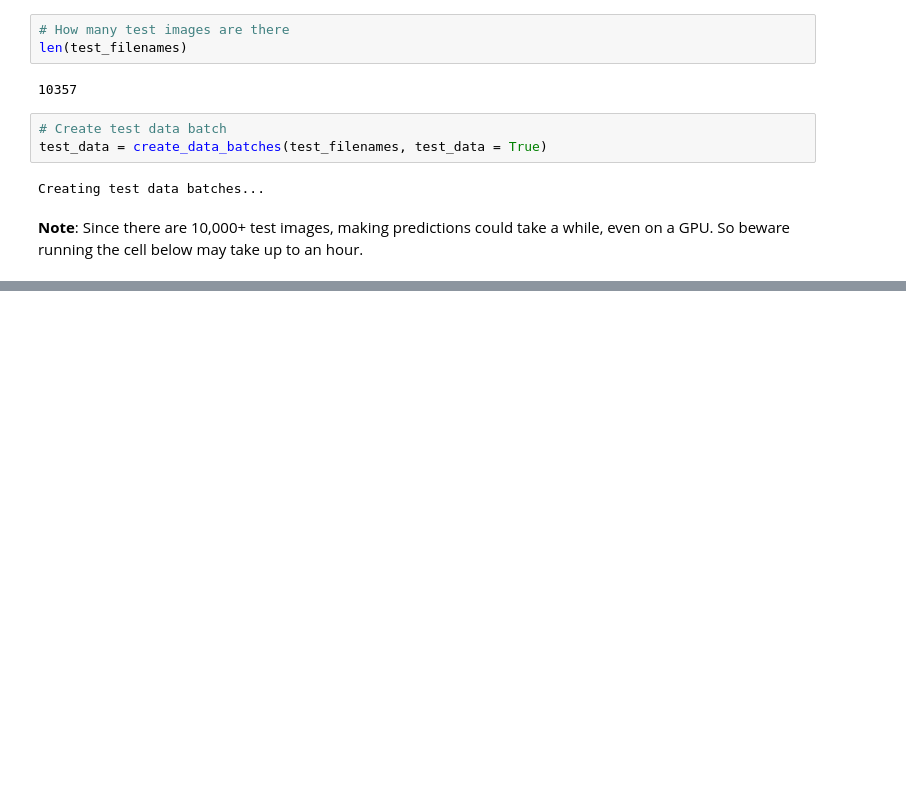
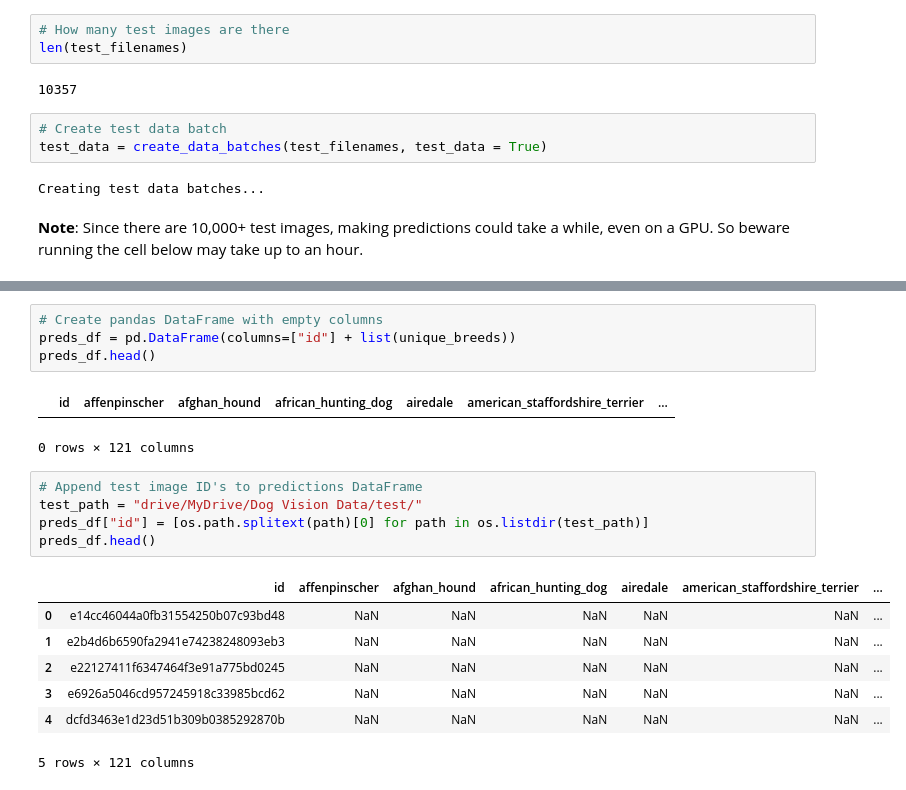
Before and after one commit to BilalELOTMANI/Dog-Breed_Classification, a Jupyter notebook: Dog_Breed_Identification.ipynb, the cells around one changed output, grey strips where cells are left out. Cells and saved outputs as stored; diff of their text form; blank space fills up the shorter version.

```diff
--- a/Dog_Breed_Identification.ipynb
+++ b/Dog_Breed_Identification.ipynb
@@ -1322,0 +1328,20 @@ Creating test data batches...
+# %%
+# Create pandas DataFrame with empty columns
+preds_df = pd.DataFrame(columns=["id"] + list(unique_breeds))
+preds_df.head()
+# %% [output]
+|  | id | affenpinscher | afghan_hound | african_hunting_dog | airedale | american_staffordshire_terrier | ... |
+0 rows × 121 columns
+# %%
+# Append test image ID's to predictions DataFrame
+test_path = "drive/MyDrive/Dog Vision Data/test/"
+preds_df["id"] = [os.path.splitext(path)[0] for path in os.listdir(test_path)]
+preds_df.head()
+# %% [output]
+|  | id | affenpinscher | afghan_hound | african_hunting_dog | airedale | american_staffordshire_terrier | ... |
+| 0 | e14cc46044a0fb31554250b07c93bd48 | NaN | NaN | NaN | NaN | NaN | ... |
+| 1 | e2b4d6b6590fa2941e74238248093eb3 | NaN | NaN | NaN | NaN | NaN | ... |
+| 2 | e22127411f6347464f3e91a775bd0245 | NaN | NaN | NaN | NaN | NaN | ... |
+| 3 | e6926a5046cd957245918c33985bcd62 | NaN | NaN | NaN | NaN | NaN | ... |
+| 4 | dcfd3463e1d23d51b309b0385292870b | NaN | NaN | NaN | NaN | NaN | ... |
+5 rows × 121 columns
```
Also changed, not shown: parts of 23 cells of this notebook.
